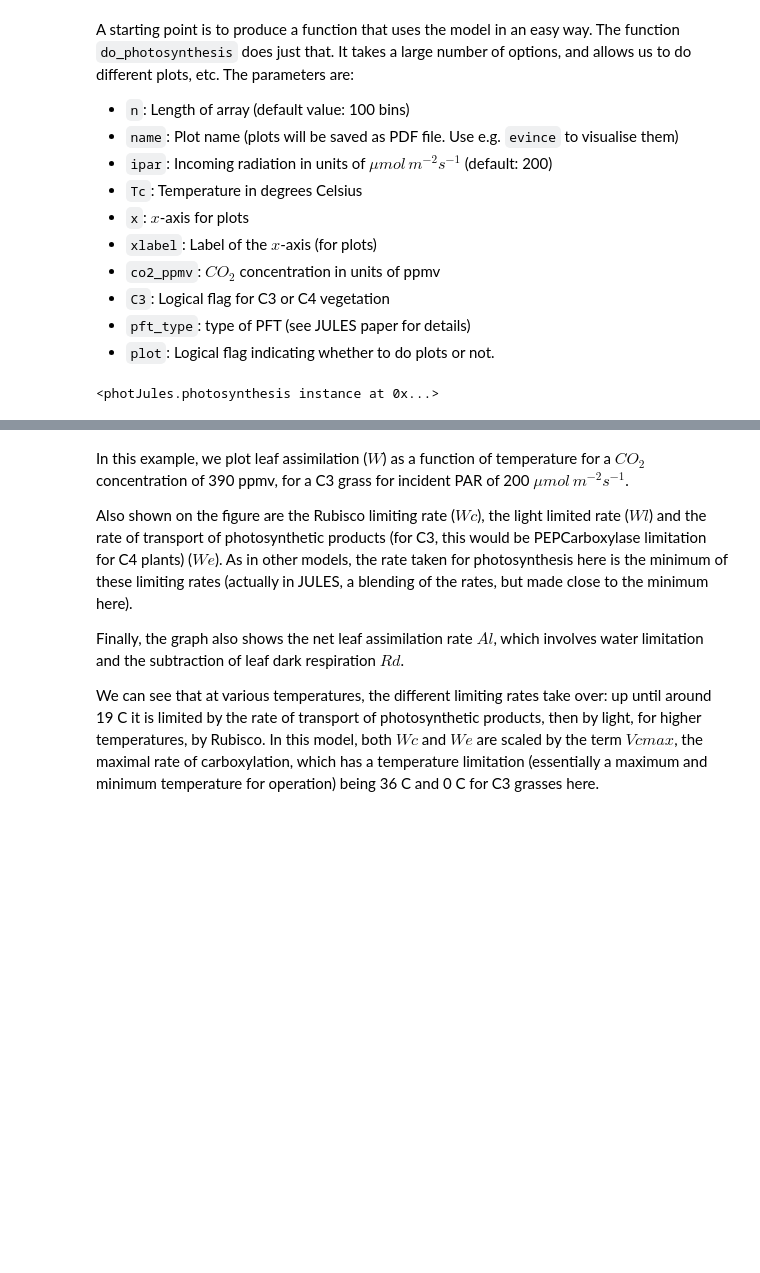
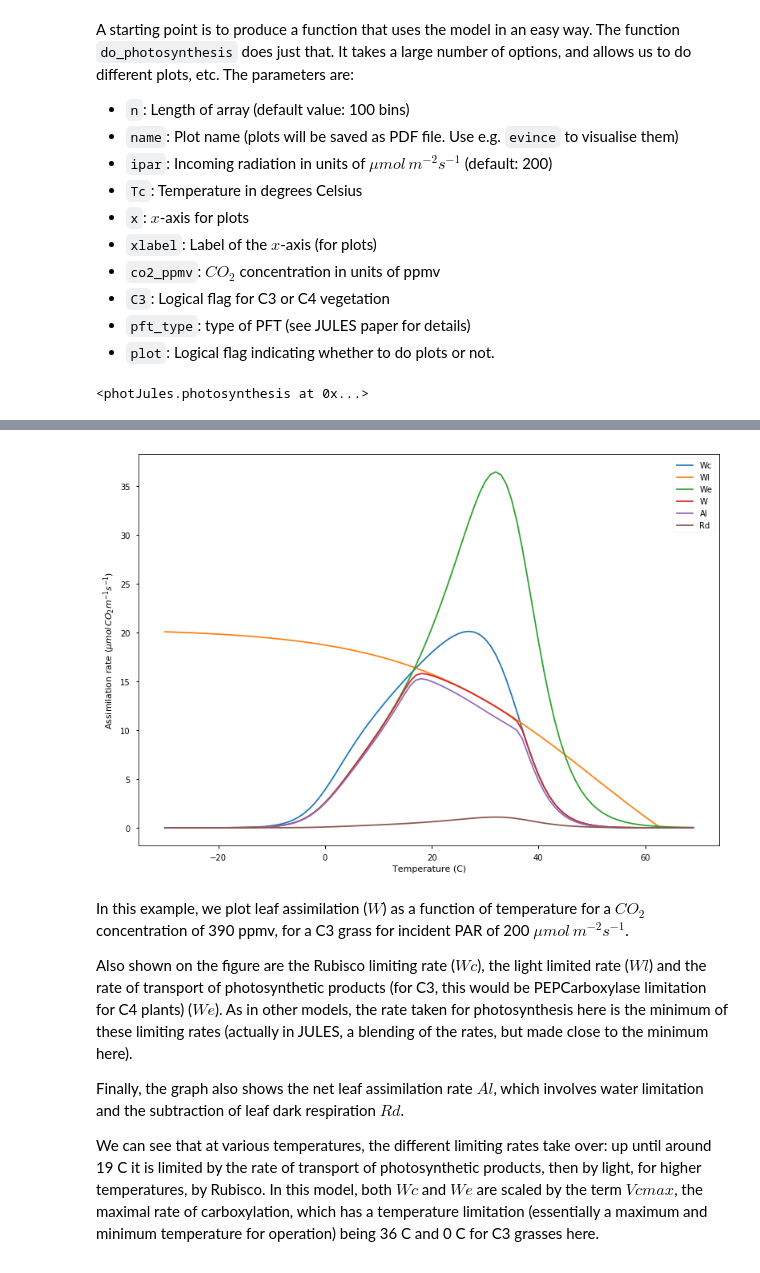
Before and after one commit to jgomezdans/photosynthesis_practical, a Jupyter notebook: ModellingPractical.ipynb, the cells around one changed output, grey strips where cells are left out. Drawn from its saved outputs; the diff is of its cells as text; code cells hidden in the pictures; blank space fills up the shorter version.

```diff
--- a/ModellingPractical.ipynb
+++ b/ModellingPractical.ipynb
@@ -3,16 +3,16 @@
 # %%
 # Initial set-up
 import json
-import urllib2
-import matplotlib
-s = json.load ( urllib2.urlopen("https://github.com/CamDavidsonPilon/Probabilistic-Programming-and-Bayesian-Methods-for-Hackers/raw/master/styles/bmh_matplotlibrc.json"))
-matplotlib.rcParams.update(s)
-%pylab inline
-%config InlineBackend.figure_format = 'svg'
-figsize( 7,7 )
+import numpy as np
+import matplotlib.pyplot as plt
+import urllib.request
+plt.style.use('seaborn-notebook')
+%matplotlib inline
+plt.rcParams['figure.figsize']=[13,9]
 from IPython.display import HTML
 def css_styling():
-    styles = "https://github.com/CamDavidsonPilon/Probabilistic-Programming-and-Bayesian-Methods-for-Hackers/raw/master/styles/custom.css"
+    styles = "https://github.com/CamDavidsonPilon/"+\
+    "Probabilistic-Programming-and-Bayesian-Methods-for-Hackers/raw/master/styles/custom.css"
     return HTML(styles)
 
 css_styling()
@@ -93,7 +79,7 @@ def do_photosynthesis(n=100,name='a',ipar=200.,Tc=None,x=None,xlabel=None,\
 
     # set up a temperature range (C)
     try:
-        if Tc == None:
+        if Tc is None:
             photo.Tc = Tc or np.arange(n)/(1.*n) * 100. - 30.
         else:
             photo.Tc = Tc
@@ -107,10 +93,10 @@ def do_photosynthesis(n=100,name='a',ipar=200.,Tc=None,x=None,xlabel=None,\
     # calculate leaf and canopy photosynthesis
     photo.photosynthesis()
 
-    if plot == True:
+    if plot:
         # plot
 
-        if x == None:
+        if x is None:
             x = photo.Tc
         plt.plot( x, photo.Wc * 1e6,label='Wc')
         plt.plot( x, photo.Wl * 1e6,label='Wl')
@@ -120,14 +106,14 @@ def do_photosynthesis(n=100,name='a',ipar=200.,Tc=None,x=None,xlabel=None,\
         plt.plot( x, photo.Rd* 1e6,label='Rd')
 
         plt.ylabel('Assimilation rate $(\mu mol\, CO_2 m^{-1} s^{-1})$')
-        if xlabel == None:
+        if xlabel is None:
             plt.xlabel('Temperature (C)')
         else:
             plt.xlabel(xlabel)
         plt.legend(loc='best', fontsize=10)
-        plt.savefig('test1%s.pdf'%name)
+        plt.savefig('test1_{:s}.pdf'.format(name))
     return photo
 
 do_photosynthesis(name='a')
 # %% [output]
-<photJules.photosynthesis instance at 0x...>
+<photJules.photosynthesis at 0x...>
@@ -135,3 +120,4 @@ do_photosynthesis(name='a')
+[figure, added]
 # %% [markdown]
 In this example, we plot leaf assimilation ($W$) as a function of temperature for a $CO_2$ concentration of 390 ppmv, for a C3 grass for incident PAR of 200 $\mu mol\, m^{−2}s^{−1}$.
 
```
Also changed, not shown: parts of 13 cells of this notebook, 2 other files.
